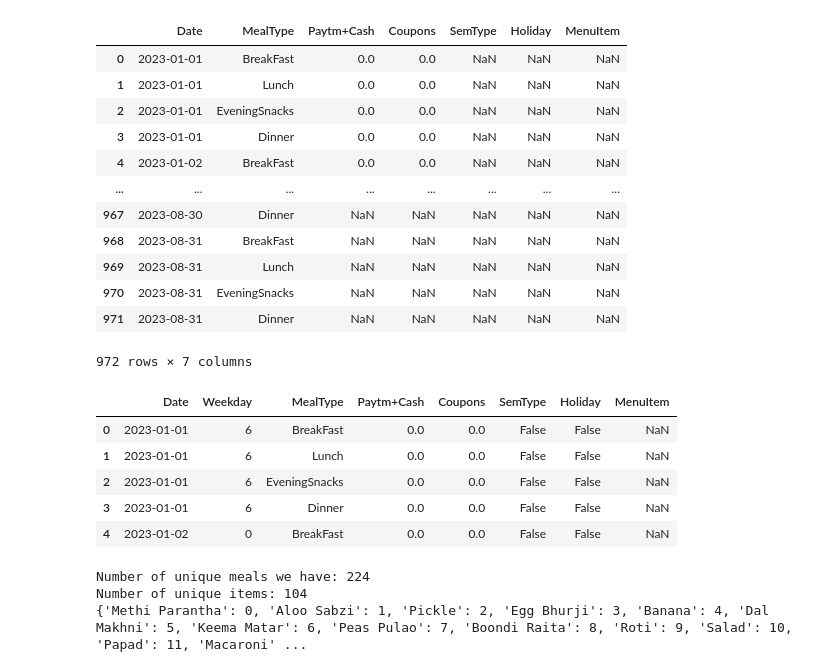
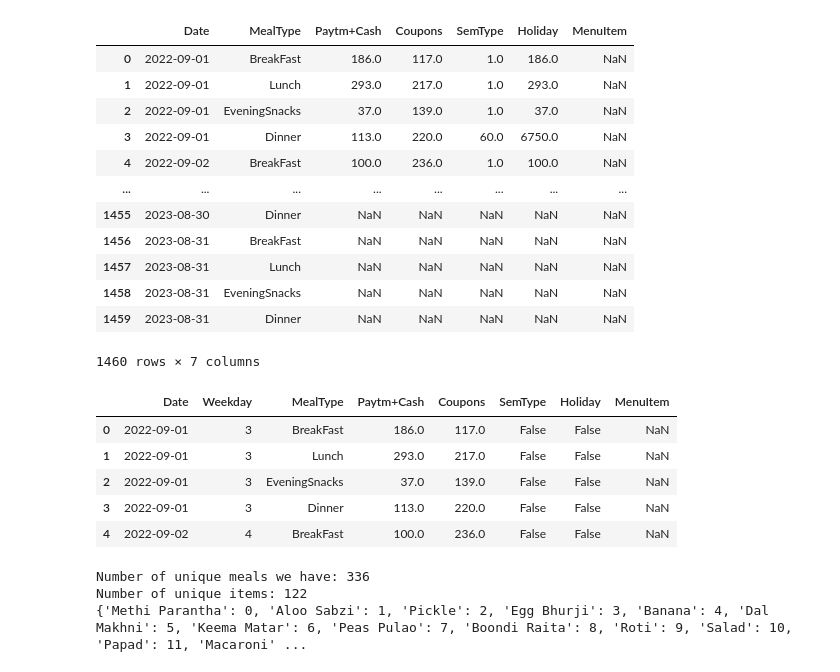
Before and after one commit to NalishJain/Optimizing-Campus-Dining, a Jupyter notebook: formatter.ipynb, the cells around one changed output. Cells and saved outputs as stored; diff of their text form; code cells hidden in the pictures.

Commit message:
bug fix + add data and menu for full date range

```diff
--- a/formatter.ipynb
+++ b/formatter.ipynb
@@ -784,8 +905,8 @@ nov_menu_dict = {
 # # prettyprint(vector_map['1/1/2018 Breakfast'])
 # %%
 months = [
-#     'Sep',
-    # 'Oct', 'Nov', 'Dec',
+    'Sep',
+    'Oct', 'Nov', 'Dec',
     'Jan', 'Feb', 'Mar', 'Apr', 'May', 'Jun', 'Jul', 'Aug']
 
 def year(month):
@@ -798,18 +919,18 @@ for month in months:
 df
 # %% [output]
 |  | Date | MealType | Paytm+Cash | Coupons | SemType | Holiday | MenuItem |
-| 0 | 2023-01-01 | BreakFast | 0.0 | 0.0 | NaN | NaN | NaN |
-| 1 | 2023-01-01 | Lunch | 0.0 | 0.0 | NaN | NaN | NaN |
-| 2 | 2023-01-01 | EveningSnacks | 0.0 | 0.0 | NaN | NaN | NaN |
-| 3 | 2023-01-01 | Dinner | 0.0 | 0.0 | NaN | NaN | NaN |
-| 4 | 2023-01-02 | BreakFast | 0.0 | 0.0 | NaN | NaN | NaN |
+| 0 | 2022-09-01 | BreakFast | 186.0 | 117.0 | 1.0 | 186.0 | NaN |
+| 1 | 2022-09-01 | Lunch | 293.0 | 217.0 | 1.0 | 293.0 | NaN |
+| 2 | 2022-09-01 | EveningSnacks | 37.0 | 139.0 | 1.0 | 37.0 | NaN |
+| 3 | 2022-09-01 | Dinner | 113.0 | 220.0 | 60.0 | 6750.0 | NaN |
+| 4 | 2022-09-02 | BreakFast | 100.0 | 236.0 | 1.0 | 100.0 | NaN |
 | ... | ... | ... | ... | ... | ... | ... | ... |
-| 967 | 2023-08-30 | Dinner | NaN | NaN | NaN | NaN | NaN |
-| 968 | 2023-08-31 | BreakFast | NaN | NaN | NaN | NaN | NaN |
-| 969 | 2023-08-31 | Lunch | NaN | NaN | NaN | NaN | NaN |
-| 970 | 2023-08-31 | EveningSnacks | NaN | NaN | NaN | NaN | NaN |
-| 971 | 2023-08-31 | Dinner | NaN | NaN | NaN | NaN | NaN |
+| 1455 | 2023-08-30 | Dinner | NaN | NaN | NaN | NaN | NaN |
+| 1456 | 2023-08-31 | BreakFast | NaN | NaN | NaN | NaN | NaN |
+| 1457 | 2023-08-31 | Lunch | NaN | NaN | NaN | NaN | NaN |
+| 1458 | 2023-08-31 | EveningSnacks | NaN | NaN | NaN | NaN | NaN |
+| 1459 | 2023-08-31 | Dinner | NaN | NaN | NaN | NaN | NaN |
-972 rows × 7 columns
+1460 rows × 7 columns
 # %%
 from datetime import datetime
 
@@ -819,41 +940,46 @@ summer_end = datetime.strptime("2023-08-07", "%Y-%m-%d")
 # drop all rows where the date is NaT
 df = df.dropna(subset=['Date'])
 
+# df.to_csv("full_df.csv", index=False)
+
 dates = df['Date'].tolist()
+# print(len(dates))
 weekdays = list()
 for i in range(len(dates)):
     try:
         dates[i] = datetime.strptime(str(dates[i]).split(' ')[0], "%Y-%m-%d")
     except:
         dates[i] = datetime.strptime(str(dates[i]).split(' ')[0], "%m/%d/%Y")
 
     weekdays.append(dates[i].weekday())
 
+# print(weekdays)
+
 semtypes = list()
 for i in range(len(dates)):
     semtypes.append(dates[i] > summer_start and dates[i] < summer_end)
 
-df['SemType'] = semtypes
+df.loc[:, ['SemType']] = semtypes
 
 # Weekday format: 6 for Sunday, 0 for Monday
-df['Weekday'] = weekdays
+df.loc[:, 'Weekday'] = weekdays
 
 holidays_list = []
 holidays = list()
 for i in range(len(dates)):
     holidays.append(dates[i] in holidays_list)
 
 df.loc[:, 'Holiday'] = holidays
 
 df = df.iloc[:, [0, 7, 1, 2, 3, 4, 5, 6]]
 df.head()
 # %% [output]
 |  | Date | Weekday | MealType | Paytm+Cash | Coupons | SemType | Holiday | MenuItem |
-| 0 | 2023-01-01 | 6 | BreakFast | 0.0 | 0.0 | False | False | NaN |
-| 1 | 2023-01-01 | 6 | Lunch | 0.0 | 0.0 | False | False | NaN |
-| 2 | 2023-01-01 | 6 | EveningSnacks | 0.0 | 0.0 | False | False | NaN |
-| 3 | 2023-01-01 | 6 | Dinner | 0.0 | 0.0 | False | False | NaN |
-| 4 | 2023-01-02 | 0 | BreakFast | 0.0 | 0.0 | False | False | NaN |
+| 0 | 2022-09-01 | 3 | BreakFast | 186.0 | 117.0 | False | False | NaN |
+| 1 | 2022-09-01 | 3 | Lunch | 293.0 | 217.0 | False | False | NaN |
+| 2 | 2022-09-01 | 3 | EveningSnacks | 37.0 | 139.0 | False | False | NaN |
+| 3 | 2022-09-01 | 3 | Dinner | 113.0 | 220.0 | False | False | NaN |
+| 4 | 2022-09-02 | 4 | BreakFast | 100.0 | 236.0 | False | False | NaN |
 # %%
 
 all_months_menu_dict = {
@@ -865,6 +991,10 @@ all_months_menu_dict = {
     'Jun': jun_menu_dict,
     'Jul': jul_menu_dict,
     'Aug': aug_menu_dict,
+    'Sep': sep_menu_dict,
+    'Oct': oct_menu_dict,
+    'Nov': nov_menu_dict,
+    'Dec': dec_menu_dict
 }
 
 import json
@@ -904,8 +1034,8 @@ print("Number of unique meals we have:", len(global_vector_map.keys()))
 print("Number of unique items:", len(list(global_vector_map.values())[0]))
 print(global_menu_map)
 # %% [output]
-Number of unique meals we have: 224
-Number of unique items: 104
+Number of unique meals we have: 336
+Number of unique items: 122
 {'Methi Parantha': 0, 'Aloo Sabzi': 1, 'Pickle': 2, 'Egg Bhurji': 3, 'Banana': 4, 'Dal Makhni': 5, 'Keema Matar': 6, 'Peas Pulao': 7, 'Boondi Raita': 8, 'Roti': 9, 'Salad': 10, 'Papad': 11, 'Macaroni' ...
 # %%
 # output df as csv
```
Also changed, not shown: parts of 7 cells of this notebook, 8 other files.
